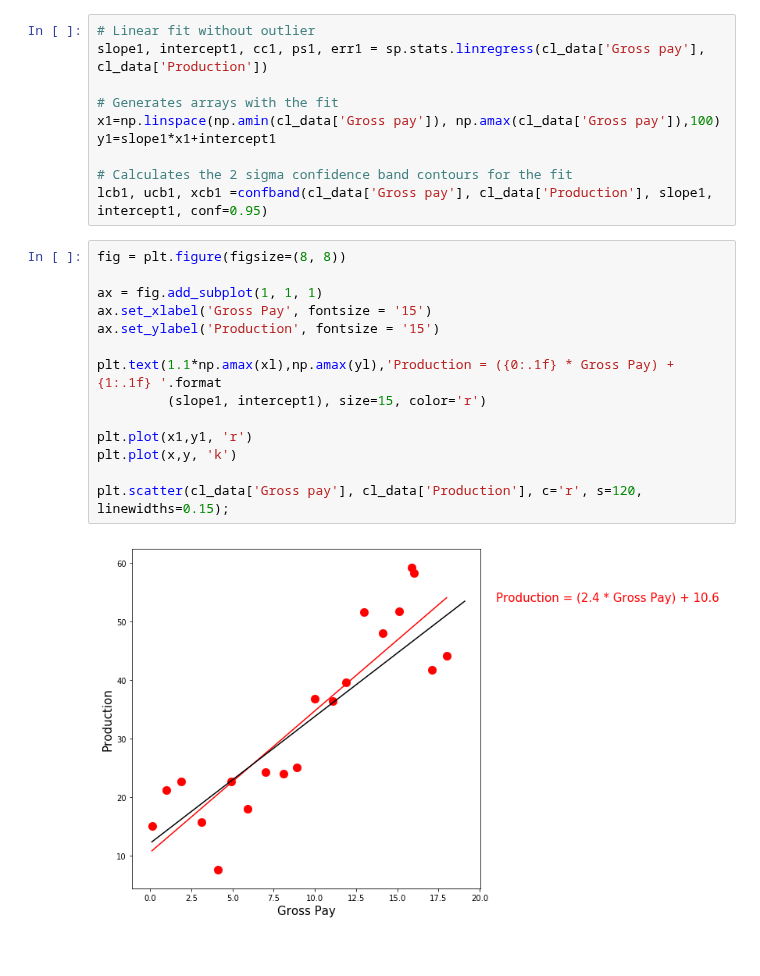
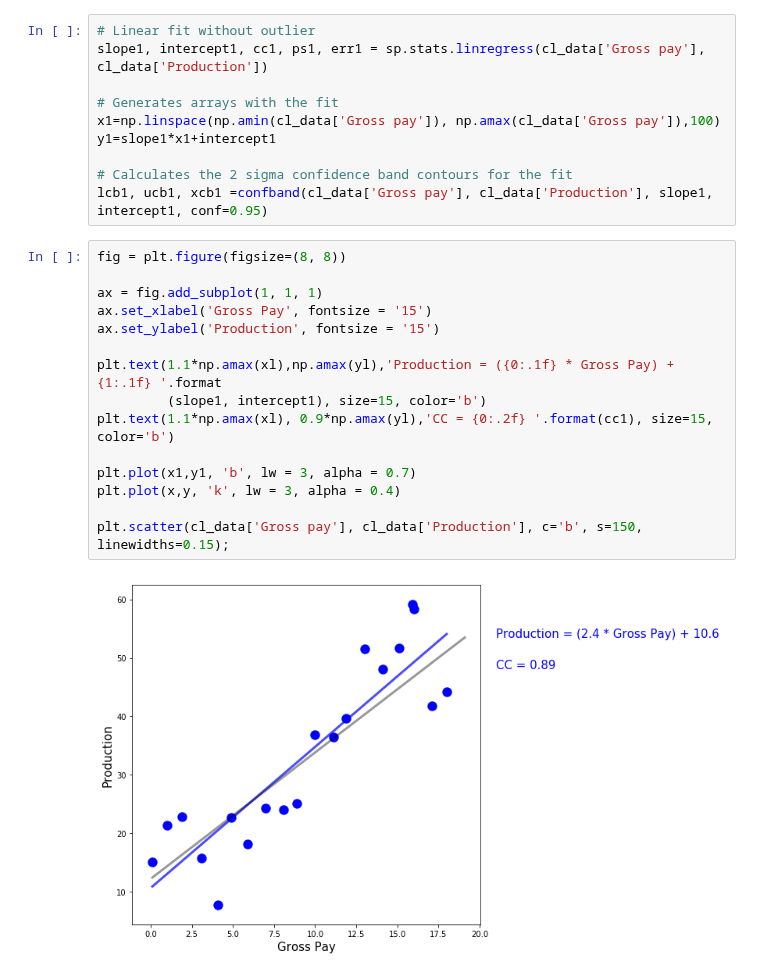
Before and after one commit to mycarta/Data-science-tools-petroleum-exploration-and-production, a Jupyter notebook: Python_outliers_GP.ipynb, the cells around one changed output. Cells and saved outputs as stored; diff of their text form.

Commit message:
new plots

```diff
--- a/Python_outliers_GP.ipynb
+++ b/Python_outliers_GP.ipynb
@@ -220,16 +221,17 @@ lcb1, ucb1, xcb1 =confband(cl_data['Gross pay'], cl_data['Production'], slope1,
 # %%
 fig = plt.figure(figsize=(8, 8))
 
 ax = fig.add_subplot(1, 1, 1)
 ax.set_xlabel('Gross Pay', fontsize = '15')
 ax.set_ylabel('Production', fontsize = '15')
 
 plt.text(1.1*np.amax(xl),np.amax(yl),'Production = ({0:.1f} * Gross Pay) + {1:.1f} '.format
-         (slope1, intercept1), size=15, color='r')
+         (slope1, intercept1), size=15, color='b')
+plt.text(1.1*np.amax(xl), 0.9*np.amax(yl),'CC = {0:.2f} '.format(cc1), size=15, color='b')
 
-plt.plot(x1,y1, 'r')
-plt.plot(x,y, 'k')
+plt.plot(x1,y1, 'b', lw = 3, alpha = 0.7)
+plt.plot(x,y, 'k', lw = 3, alpha = 0.4)
 
-plt.scatter(cl_data['Gross pay'], cl_data['Production'], c='r', s=120, linewidths=0.15);
+plt.scatter(cl_data['Gross pay'], cl_data['Production'], c='b', s=150, linewidths=0.15);
 # %% [output]
-[figure, old version]
+[figure, new version]
```
Also changed, not shown: parts of 2 cells of this notebook.
